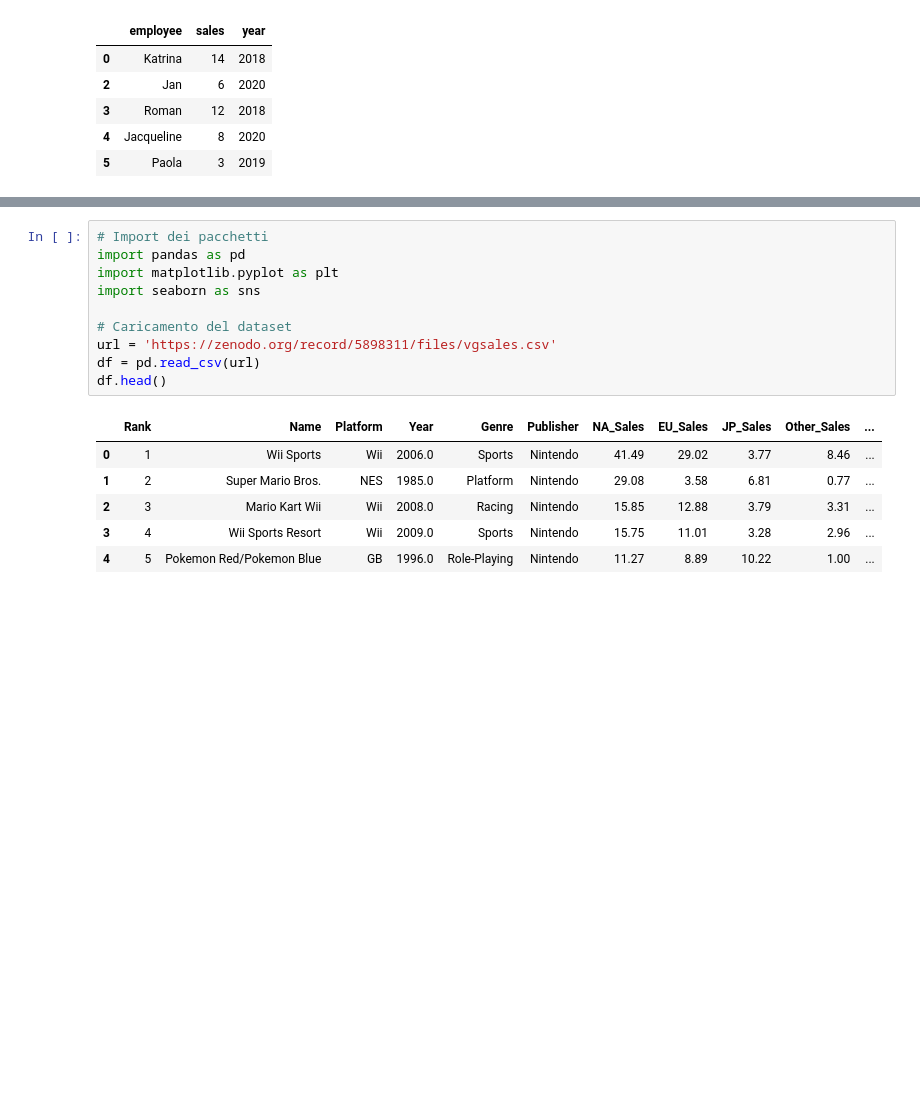
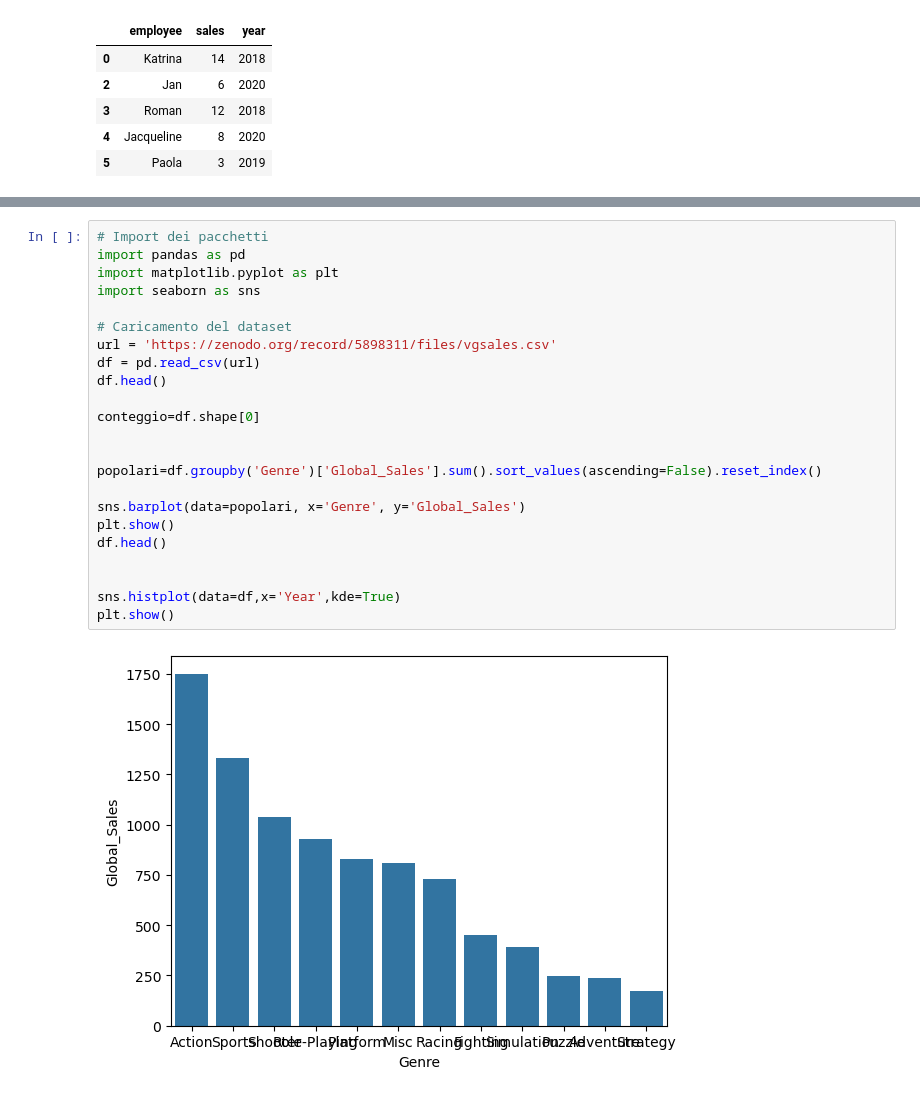
Before and after one commit to michelemarengo96/ProgrammingLabII, a Jupyter notebook: 5_Esercizi_lez_5.ipynb, the cells around one changed output, grey strips where cells are left out. Drawn from its saved outputs; the diff is of its cells as text; blank space fills up the shorter version.

```diff
--- a/5_Esercizi_lez_5.ipynb
+++ b/5_Esercizi_lez_5.ipynb
@@ -68,17 +68,25 @@ j
 # %%
 # Import dei pacchetti
 import pandas as pd
 import matplotlib.pyplot as plt
 import seaborn as sns
 
 # Caricamento del dataset
 url = 'https://zenodo.org/record/5898311/files/vgsales.csv'
 df = pd.read_csv(url)
 df.head()
+
+conteggio=df.shape[0]
+
+
+popolari=df.groupby('Genre')['Global_Sales'].sum().sort_values(ascending=False).reset_index()
+
+sns.barplot(data=popolari, x='Genre', y='Global_Sales')
+plt.show()
+df.head()
+
+
+sns.histplot(data=df,x='Year',kde=True)
+plt.show()
 # %% [output]
-|  | Rank | Name | Platform | Year | Genre | Publisher | NA_Sales | EU_Sales | JP_Sales | Other_Sales | ... |
-| 0 | 1 | Wii Sports | Wii | 2006.0 | Sports | Nintendo | 41.49 | 29.02 | 3.77 | 8.46 | ... |
-| 1 | 2 | Super Mario Bros. | NES | 1985.0 | Platform | Nintendo | 29.08 | 3.58 | 6.81 | 0.77 | ... |
-| 2 | 3 | Mario Kart Wii | Wii | 2008.0 | Racing | Nintendo | 15.85 | 12.88 | 3.79 | 3.31 | ... |
-| 3 | 4 | Wii Sports Resort | Wii | 2009.0 | Sports | Nintendo | 15.75 | 11.01 | 3.28 | 2.96 | ... |
-| 4 | 5 | Pokemon Red/Pokemon Blue | GB | 1996.0 | Role-Playing | Nintendo | 11.27 | 8.89 | 10.22 | 1.00 | ... |
+[figure, added]
```
Also changed, not shown: parts of 1 cell of this notebook.
